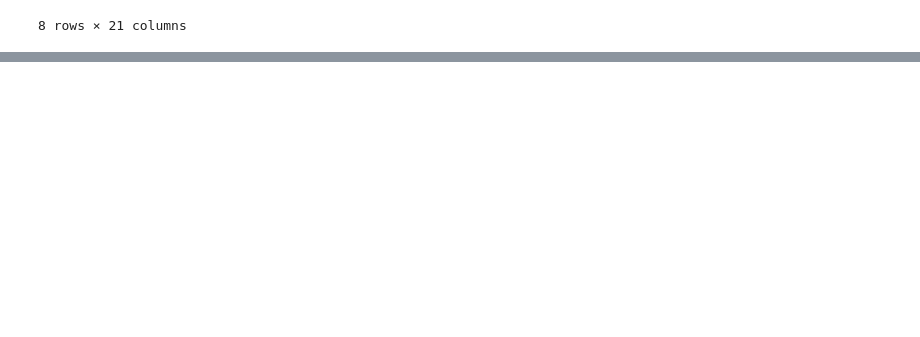
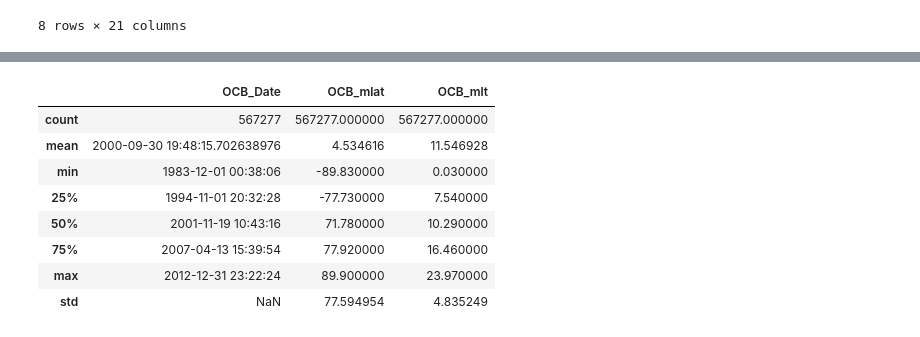
Before and after one commit to arnavsingh0/OCB_modeling, a Jupyter notebook: dayside.ipynb, the cells around one changed output, grey strips where cells are left out. Drawn from its saved outputs; the diff is of its cells as text; code cells hidden in the pictures; blank space fills up the shorter version.

```diff
--- a/dayside.ipynb
+++ b/dayside.ipynb
@@ -69,0 +133,17 @@ There are more data points in this file than in the Nightside files! Amazing.
+# %%
+day_df = day_df[~((day_df['OCB_Date'].dt.month == 12) &
+          (day_df['OCB_Date'].dt.day == 31) &
+          (day_df['OCB_Date'].dt.hour == 23) &
+          (day_df['OCB_Date'].dt.minute == 59) &
+          (day_df['OCB_Date'].dt.second == 59))]
+day_df.describe()
+# %% [output]
+|  | OCB_Date | OCB_mlat | OCB_mlt |
+| count | 567277 | 567277.000000 | 567277.000000 |
+| mean | 2000-09-30 19:48:15.702638976 | 4.534616 | 11.546928 |
+| min | 1983-12-01 00:38:06 | -89.830000 | 0.030000 |
+| 25% | 1994-11-01 20:32:28 | -77.730000 | 7.540000 |
+| 50% | 2001-11-19 10:43:16 | 71.780000 | 10.290000 |
+| 75% | 2007-04-13 15:39:54 | 77.920000 | 16.460000 |
+| max | 2012-12-31 23:22:24 | 89.900000 | 23.970000 |
+| std | NaN | 77.594954 | 4.835249 |
```
Also changed, not shown: parts of 7 cells of this notebook, 9 other files.
